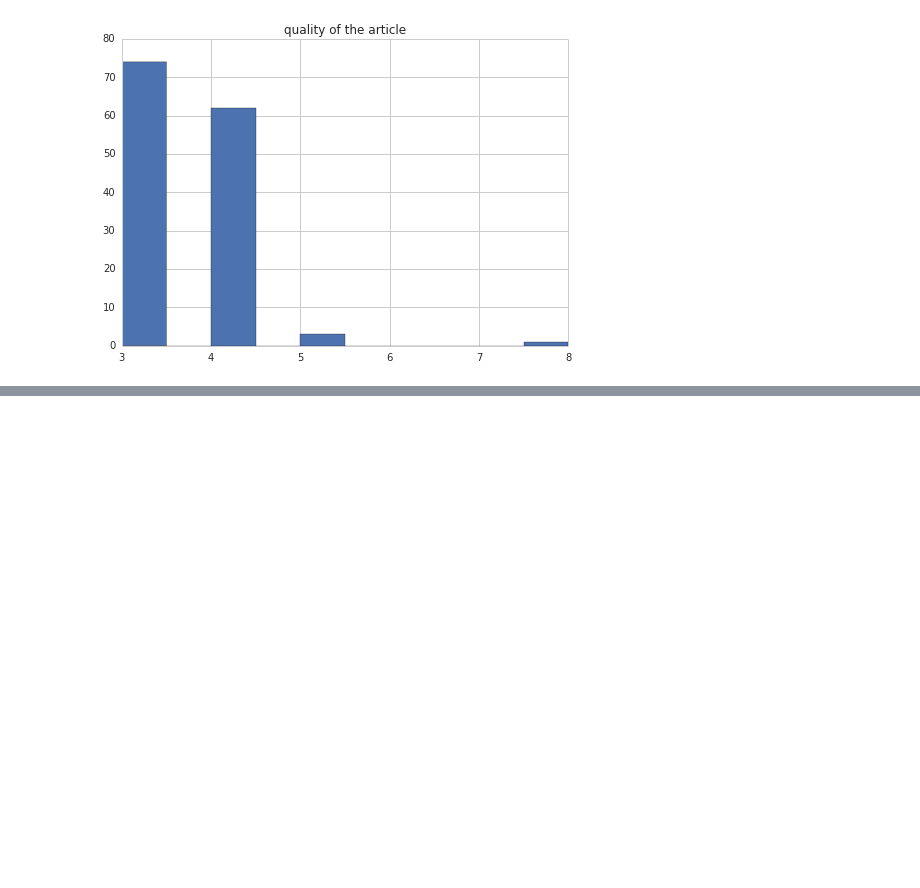
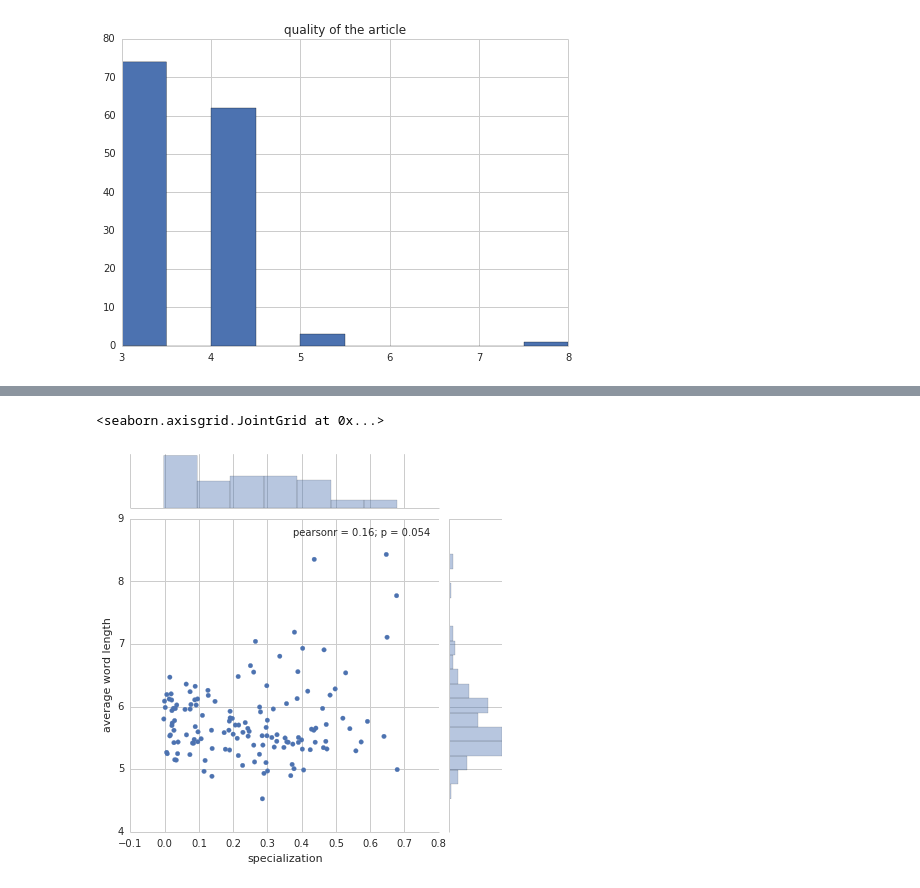
Before and after one commit to WeKeyPedia/notebooks, a Jupyter notebook: dataset geometry.ipynb, the cells around one changed output, grey strips where cells are left out. Saved outputs shown, nothing was run; the diff lists cells and outputs as text; code cells hidden in the pictures; blank space fills up the shorter version.

```diff
--- a/dataset geometry.ipynb
+++ b/dataset geometry.ipynb
@@ -90,0 +94,5 @@ g
+# %%
+sns.jointplot(table.specialization, table["average word length"])
+# %% [output]
+<seaborn.axisgrid.JointGrid at 0x...>
+[figure, added]
```
Also changed, not shown: parts of 8 cells of this notebook, 1 other file.
